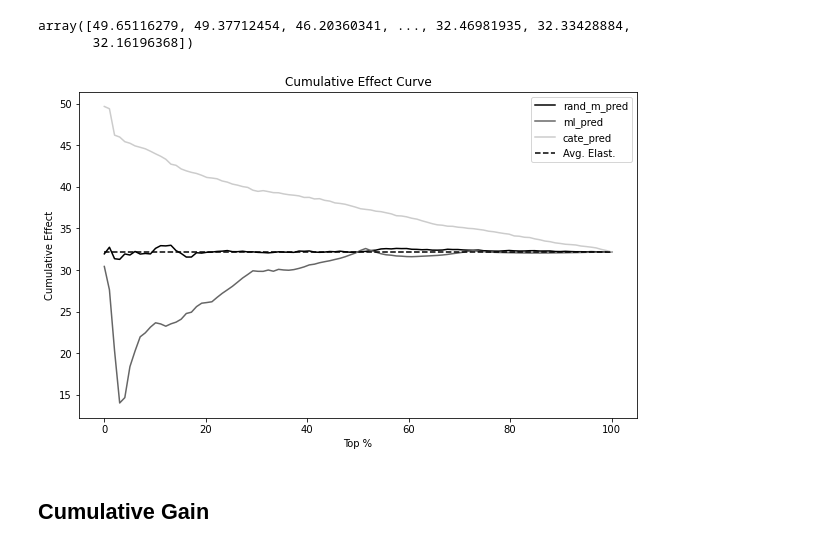
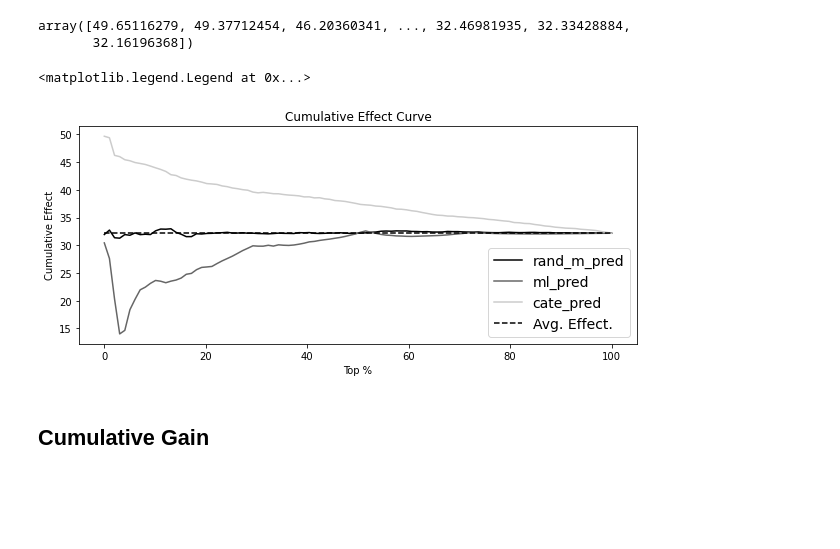
Before and after one commit to matheusfacure/causal-inference-in-python-code, a Jupyter notebook: causal-inference-in-python/06-Effect-Heterogeneity.ipynb, the cells around one changed output. Saved outputs shown, nothing was run; the diff lists cells and outputs as text; code cells hidden in the pictures; blank space fills up the shorter version.

```diff
--- a/causal-inference-in-python/06-Effect-Heterogeneity.ipynb
+++ b/causal-inference-in-python/06-Effect-Heterogeneity.ipynb
@@ -14,6 +14,7 @@ import numpy as np
 from matplotlib import pyplot as plt
 import seaborn as sns
 
+import matplotlib
 
 from cycler import cycler
 
@@ -23,3 +24,5 @@ linestyle=['-', '--', ':', '-.']
 marker=['o', 'v', 'd', 'p']
 
 plt.rc('axes', prop_cycle=default_cycler)
+
+matplotlib.rcParams.update({'font.size': 18})
@@ -48,13 +51,17 @@ ols_cate_pred = (regr_cate.predict(data.assign(discounts=data["discounts"]+1))
 # %% [markdown]
 ## Evaluating CATE Predictions
 # %%
-train, test = data.query("day<'2018-01-01'"), data.query("day>='2018-01-01'")
+train = data.query("day<'2018-01-01'")
+test = data.query("day>='2018-01-01'")
 # %%
 X = ["C(month)", "C(weeday)", "is_holiday", "competitors_price"]
-regr_model = smf.ols(f"sales ~ discounts*({'+'.join(X)})", data=train).fit()
+regr_model = smf.ols(f"sales ~ discounts*({'+'.join(X)})",
+                     data=train).fit()
 
-cate_pred = (regr_model.predict(test.assign(discounts=test["discounts"]+1))
-             -regr_model.predict(test))
+cate_pred = (
+    regr_model.predict(test.assign(discounts=test["discounts"]+1))
+    -regr_model.predict(test)
+)
 # %%
 from sklearn.ensemble import GradientBoostingRegressor
 
@@ -62,7 +69,8 @@ X = ["month", "weeday", "is_holiday", "competitors_price", "discounts"]
 y = "sales"
 
 np.random.seed(1)
-ml_model = GradientBoostingRegressor(n_estimators=50).fit(train[X], train[y])
+ml_model = GradientBoostingRegressor(n_estimators=50).fit(train[X],
+                                                          train[y])
 
 ml_pred = ml_model.predict(test[X])
 # %%
@@ -155,20 +163,21 @@ cumulative_effect_curve(test_pred, "cate_pred", "sales", "discounts")
 array([49.65116279, 49.37712454, 46.20360341, ..., 32.46981935, 32.33428884,
        32.16196368])
 # %%
-plt.figure(figsize=(10,6))
+plt.figure(figsize=(10,4))
 
 for m in ["rand_m_pred", "ml_pred", "cate_pred"]:
-    cumu_elast = cumulative_effect_curve(test_pred, m, "sales", "discounts", steps=100)
-    x = np.array(range(len(cumu_elast)))
-    plt.plot(100*(x/x.max()), cumu_elast, label=m)
+    cumu_effect = cumulative_effect_curve(test_pred, m, "sales", "discounts", steps=100)
+    x = np.array(range(len(cumu_effect)))
+    plt.plot(100*(x/x.max()), cumu_effect, label=m)
 
-plt.hlines(effect(test_pred, "sales", "discounts"), 0, 100, linestyles="--", color="black", label="Avg. Elast.")
+plt.hlines(effect(test_pred, "sales", "discounts"), 0, 100, linestyles="--", color="black", label="Avg. Effect.")
 plt.xlabel("Top %")
 plt.ylabel("Cumulative Effect")
 plt.title("Cumulative Effect Curve")
-plt.legend();
+plt.legend(fontsize=14)
 # %% [output]
+<matplotlib.legend.Legend at 0x...>
-[figure, old version]
+[figure, new version]
 # %% [markdown]
 ## Cumulative Gain
 # %%
```
Also changed, not shown: parts of 11 cells of this notebook, 1 other file.
